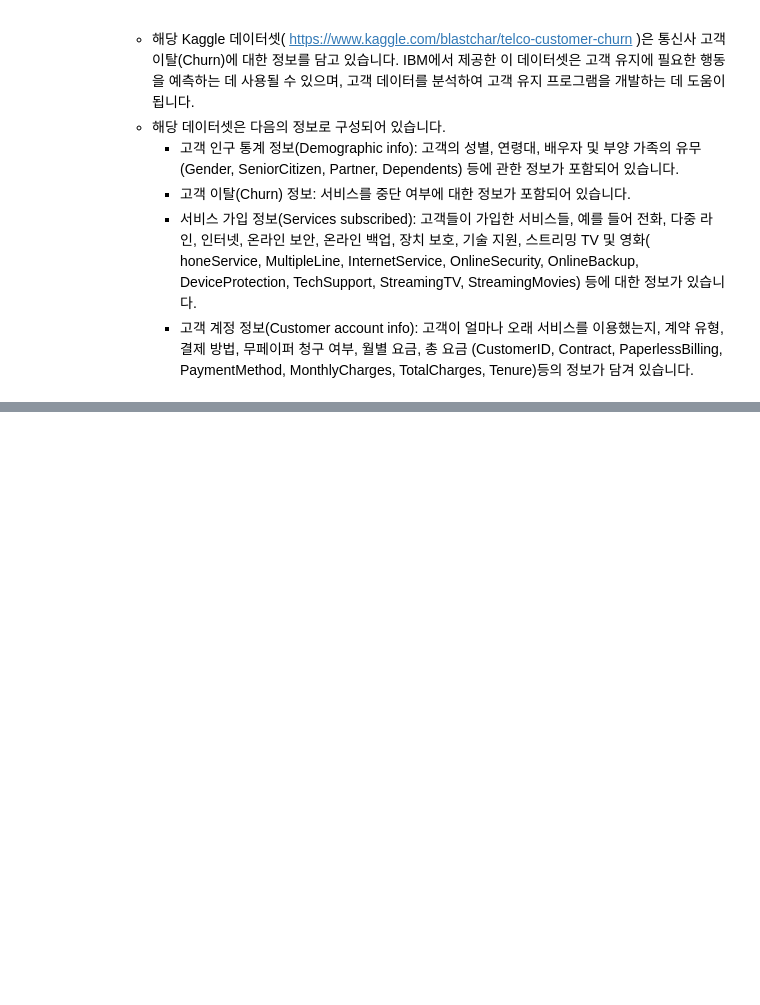
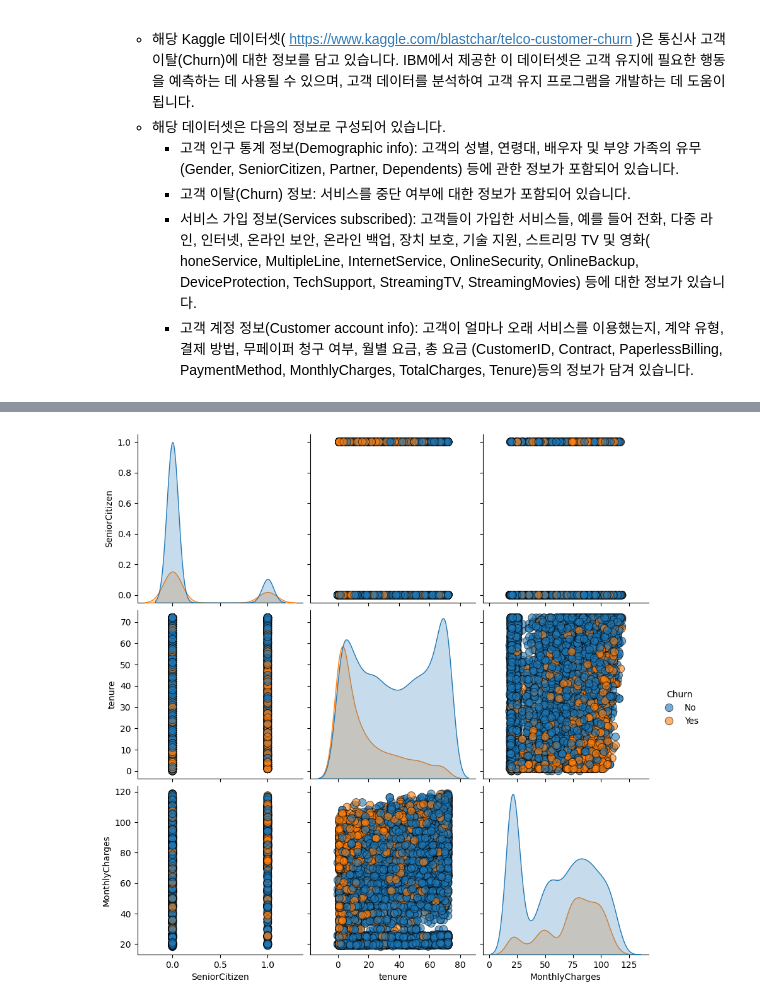
Before and after one commit to shkapril/Data-Science-Projects-2024, a Jupyter notebook: 2주차/02_week_mission_Acorn.ipynb, the cells around one changed output, grey strips where cells are left out. Saved outputs shown, nothing was run; the diff lists cells and outputs as text; code cells hidden in the pictures; blank space fills up the shorter version.

```diff
--- a/2주차/02_week_mission_Acorn.ipynb
+++ b/2주차/02_week_mission_Acorn.ipynb
@@ -78,0 +197,14 @@ category_col_name = category_col.index.tolist()
+# %%
+# seaborn 의 pairplot 으로 이탈여부(Churn)에 따라 시각화 해주세요.
+# 이탈 여부에 따른 수치형 변수의 pairplot 시각화
+
+# Churn 변수를 수치형으로 변환하여 시각화를 위한 준비
+df['Churn_numeric'] = df['Churn'].apply(lambda x: 1 if x == 'Yes' else 0)
+
+# pairplot 생성
+sns.pairplot(df, vars=['SeniorCitizen', 'tenure', 'MonthlyCharges'], hue='Churn', diag_kind='kde',
+             plot_kws={'alpha':0.6, 's':80, 'edgecolor':'k'}, size=3)
+
+plt.show()
+# %% [output]
+[figure, added]
```
Also changed, not shown: parts of 14 cells of this notebook.
